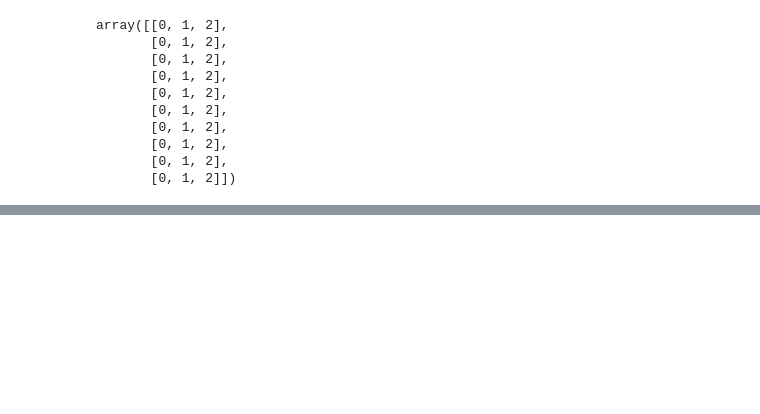
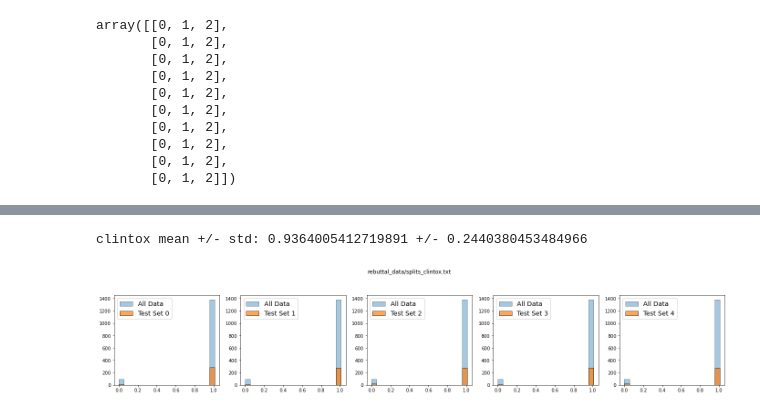
Before and after one commit to songs1/PolyPy, a Jupyter notebook: PolyPy3_load_data.ipynb, the cells around one changed output, grey strips where cells are left out. Cells and saved outputs as stored; diff of their text form; code cells hidden in the pictures; blank space fills up the shorter version.

```diff
--- a/PolyPy3_load_data.ipynb
+++ b/PolyPy3_load_data.ipynb
@@ -707,0 +774,24 @@ array([[0, 1, 2],
+# %%
+def read_classification_dataset(dataName):
+
+    data = pd.read_csv(f'rebuttal_data/{dataName}.txt', sep=',')
+    smiles = np.array(data['SMILES'])
+
+    mols, y = [], []
+    if len(smiles) != len(list(data[f'{dataName}'])):
+        raise Exception
+
+    for sm,j in zip(smiles, list(data[f'{dataName}'])):
+        mol = Chem.MolFromSmiles(sm)
+        if mol is not None:
+            mols.append(mol)
+            y.append(j)
+    mols = np.array(mols)
+    y = np.array(y)
+    fp_counts, fp_inventory = get_fp_counts(mols, 3, True)
+
+    print(f'Database Imported:\t{dataName} (classification)')
+    return data, smiles, mols, y, fp_counts
+# %%
+clintox, clintox_smiles, clintox_mols, clintox_y, clintox_fp_counts = read_classification_dataset('clintox')
+clintox
@@ -707,0 +813,12 @@ array([[0, 1, 2],
+# %%
+# Create Test Set Splits to be used (same across different models/settings/experiments)
+
+if __name__ == "__main__" and '__file__' not in globals():
+
+    if False:
+        get_n_splits(clintox_y, f'rebuttal_data/splits_clintox.txt')
+    split_hist(clintox_y, f'rebuttal_data/splits_clintox.txt')
+    print('clintox mean +/- std:', np.mean(clintox_y), '+/-', np.std(clintox_y))
+# %% [output]
+clintox mean +/- std: 0.9364005412719891 +/- 0.2440380453484966
+[figure, added]
```
Also changed, not shown: parts of 9 cells of this notebook, 1 other file.
